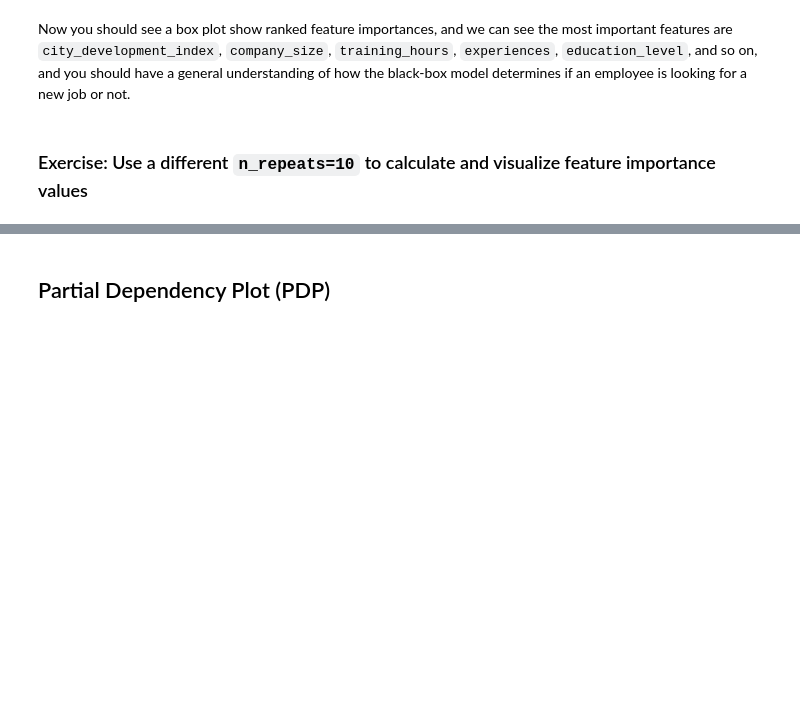
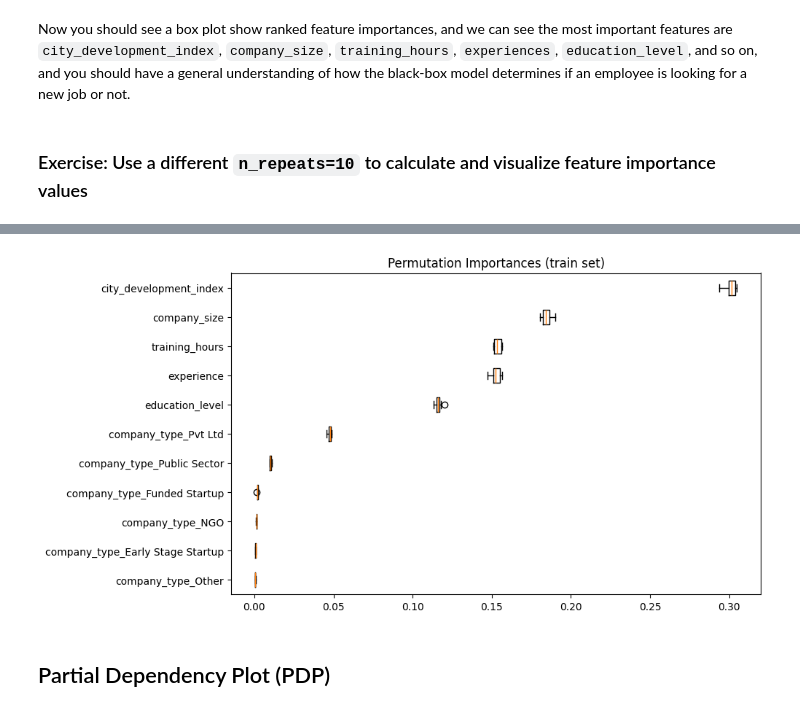
Before and after one commit to MassGH2023/Supervised-Machine-Learning-Classification, a Jupyter notebook: model_explanations.ipynb, the cells around one changed output, grey strips where cells are left out. Drawn from its saved outputs; the diff is of its cells as text; code cells hidden in the pictures; blank space fills up the shorter version.

```diff
--- a/model_explanations.ipynb
+++ b/model_explanations.ipynb
@@ -151,8 +211,8 @@ def visualize_feature_importance(importance_array):
     sorted_idx = importance_array.importances_mean.argsort()
     # Visualize the feature importances using boxplot
     fig, ax = plt.subplots()
-    fig.set_figwidth(16)
-    fig.set_figheight(10)
+    fig.set_figwidth(8)
+    fig.set_figheight(5)
     fig.tight_layout()
     ax.boxplot(importance_array.importances[sorted_idx].T,
                vert=False, labels=X_train.columns[sorted_idx])
@@ -182,3 +270,7 @@ visualize_feature_importance(feature_importances)
+# %%
+visualize_feature_importance(feat_imp);
+# %% [output]
+[figure, added]
 # %% [markdown]
 ## Partial Dependency Plot (PDP)
 # %% [markdown]
```
Also changed, not shown: parts of 21 cells of this notebook.
